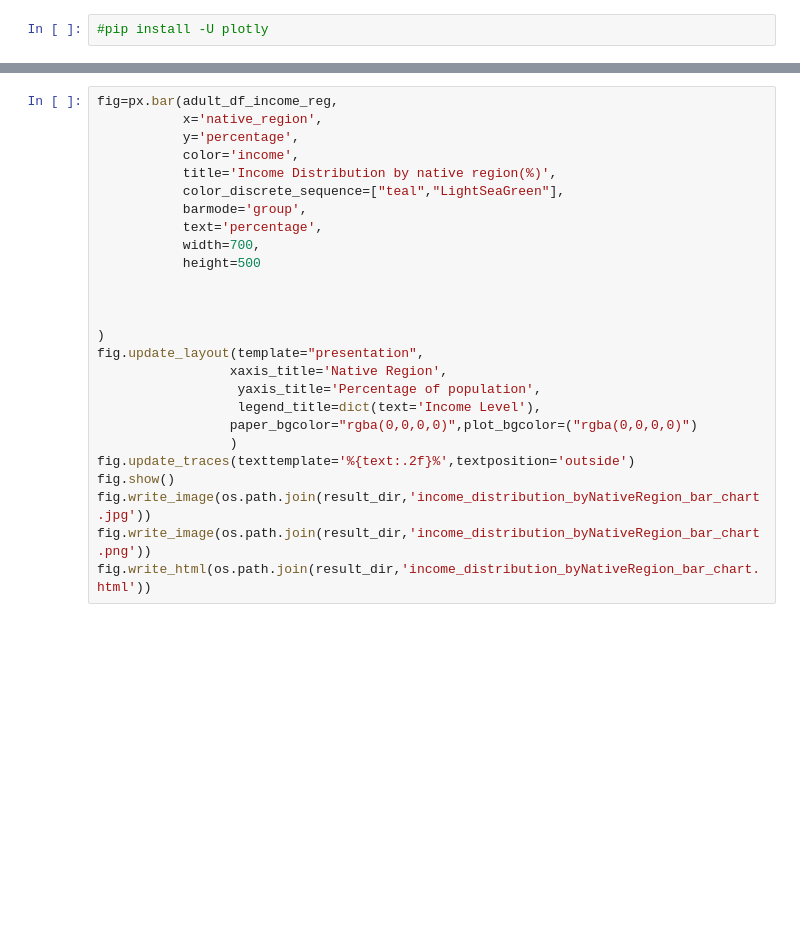
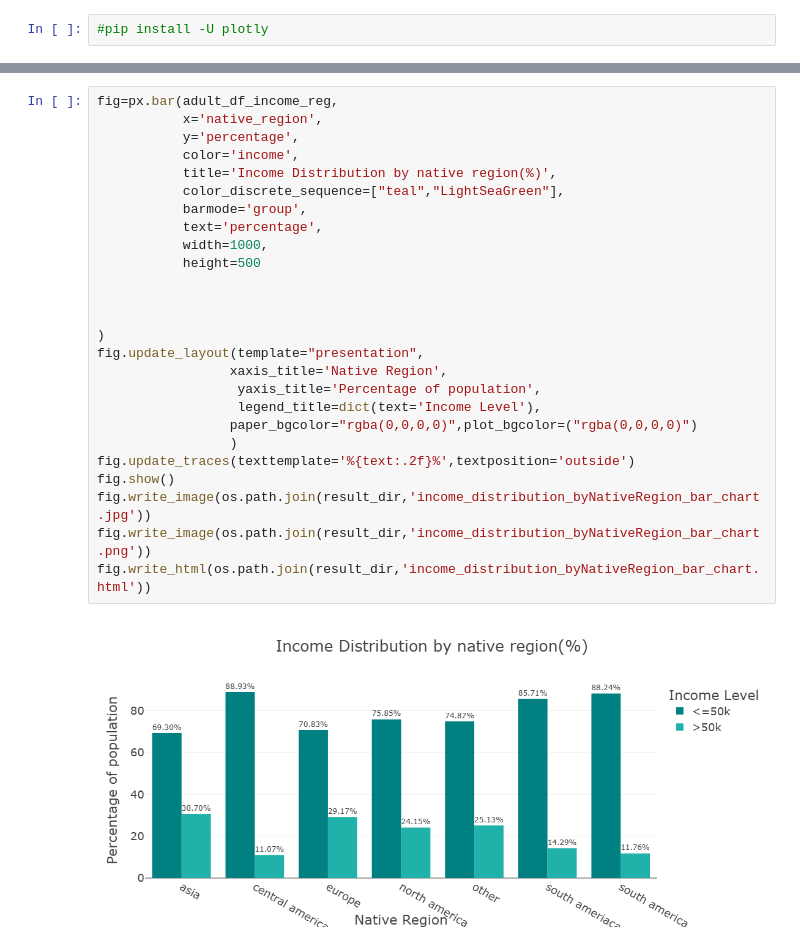
Before and after one commit to inezaeliane/Adult_income, a Jupyter notebook: notebooks/data_analysis.ipynb, the cells around one changed output, grey strips where cells are left out. Cells and saved outputs as stored; diff of their text form; blank space fills up the shorter version.

```diff
--- a/notebooks/data_analysis.ipynb
+++ b/notebooks/data_analysis.ipynb
@@ -348,29 +359,31 @@ adult_df_income_reg
 # %%
 fig=px.bar(adult_df_income_reg,
            x='native_region',
            y='percentage',
            color='income',
            title='Income Distribution by native region(%)',
            color_discrete_sequence=["teal","LightSeaGreen"],
            barmode='group',
            text='percentage',
-           width=700,
+           width=1000,
            height=500
 
 
 
 )
 fig.update_layout(template="presentation",
                  xaxis_title='Native Region',
                   yaxis_title='Percentage of population',
                   legend_title=dict(text='Income Level'),
                  paper_bgcolor="rgba(0,0,0,0)",plot_bgcolor=("rgba(0,0,0,0)")
                  )
 fig.update_traces(texttemplate='%{text:.2f}%',textposition='outside')
 fig.show()
 fig.write_image(os.path.join(result_dir,'income_distribution_byNativeRegion_bar_chart.jpg'))
 fig.write_image(os.path.join(result_dir,'income_distribution_byNativeRegion_bar_chart.png'))
 fig.write_html(os.path.join(result_dir,'income_distribution_byNativeRegion_bar_chart.html'))
+# %% [output]
+[figure, added]
 # %%
 adult_df_income_race=adult_df.groupby(['race','income']).size().reset_index(name='total_by_race')
 adult_df_income_race
```
Also changed, not shown: parts of 29 cells of this notebook, 15 other files.
